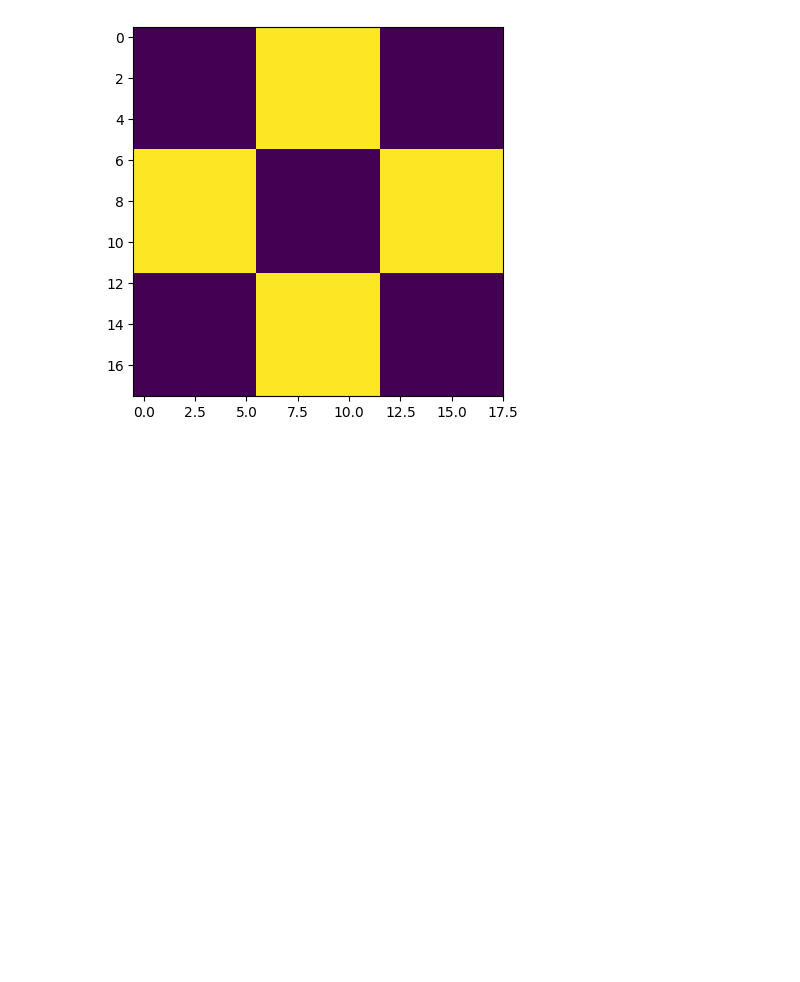
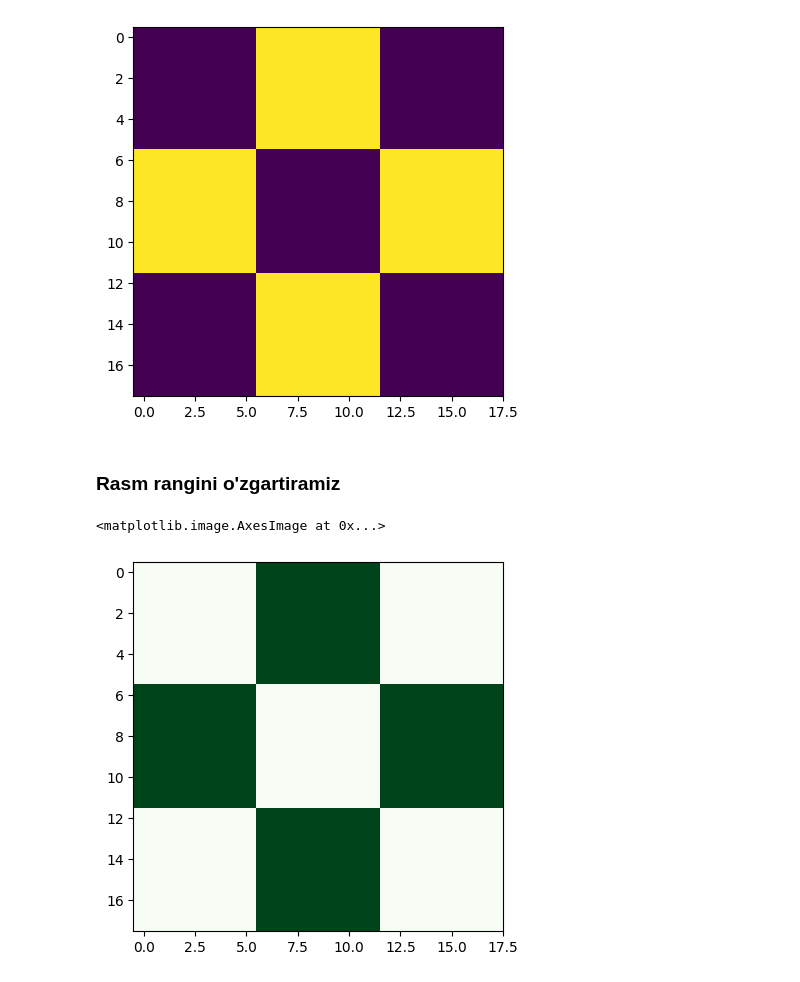
Before and after one commit to iMan0405/Portfolio_DT_vs_AI, a Jupyter notebook: Getting_Started_with_OpenCV.ipynb, the cells around one changed output. Cells and saved outputs as stored; diff of their text form; code cells hidden in the pictures; blank space fills up the shorter version.

```diff
--- a/Getting_Started_with_OpenCV.ipynb
+++ b/Getting_Started_with_OpenCV.ipynb
@@ -95,3 +95,10 @@ plt.imshow(cb_img)
 # %% [output]
 <matplotlib.image.AxesImage at 0x...>
 [figure]
+# %% [markdown]
+### Rasm rangini o'zgartiramiz
+# %%
+plt.imshow(cb_img, cmap = 'Greens')
+# %% [output]
+<matplotlib.image.AxesImage at 0x...>
+[figure, added]
```
Also changed, not shown: parts of 10 cells of this notebook.
